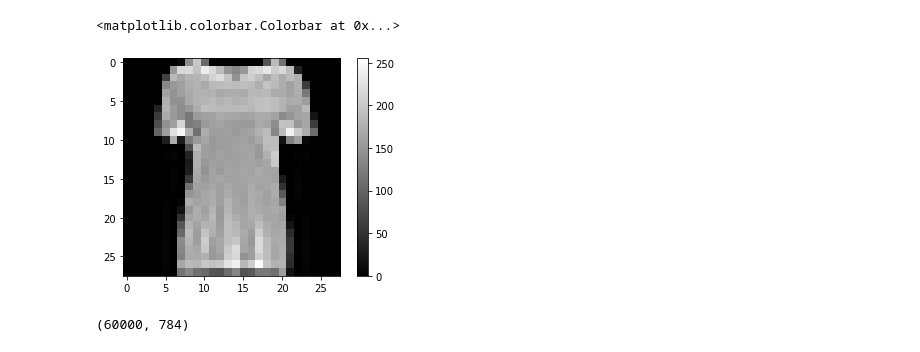
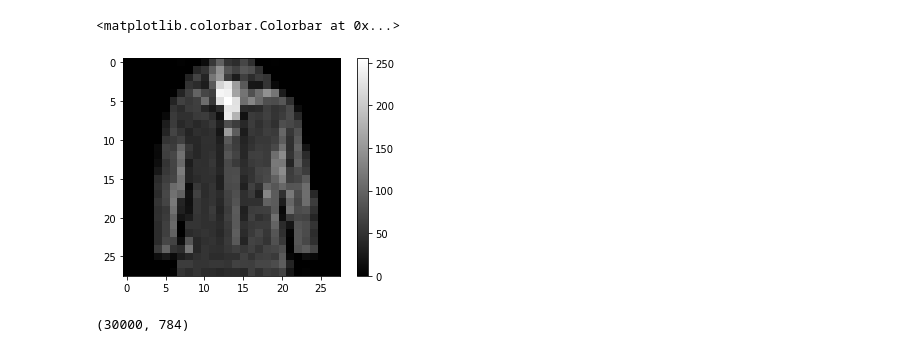
Before and after one commit to cesaraceytuno/STATISTICAL_LEARNING_1, a Jupyter notebook: Tareas/Practica3/Practica3_Parte1.ipynb, the cells around one changed output. Saved outputs shown, nothing was run; the diff lists cells and outputs as text; code cells hidden in the pictures.

```diff
--- a/Tareas/Practica3/Practica3_Parte1.ipynb
+++ b/Tareas/Practica3/Practica3_Parte1.ipynb
@@ -29,15 +41,22 @@ Downloading data from https://storage.googleapis.com/tensorflow/tf-keras-dataset
+# %%
+filter_train_labels = train_labels < 5
+filter_test_labels = test_labels < 5
+train_images = train_images[filter_train_labels]
+train_labels = train_labels[filter_train_labels]
+test_images = test_images[filter_test_labels]
+test_labels = test_labels[filter_test_labels]
 # %%
-plt.imshow(train_images[10], cmap = 'gray')
+plt.imshow(train_images[9], cmap = 'gray')
 plt.colorbar()
 # %% [output]
 <matplotlib.colorbar.Colorbar at 0x...>
-[figure, old version]
+[figure, new version]
 # %%
 num_images, width, height = np.shape(train_images)
 image_size = width * height
 num_images, image_size
 # %% [output]
-(60000, 784)
+(30000, 784)
 # %%
 dict_labels = {
     0: "T-shirt/top",
```
Also changed, not shown: parts of 13 cells of this notebook.
